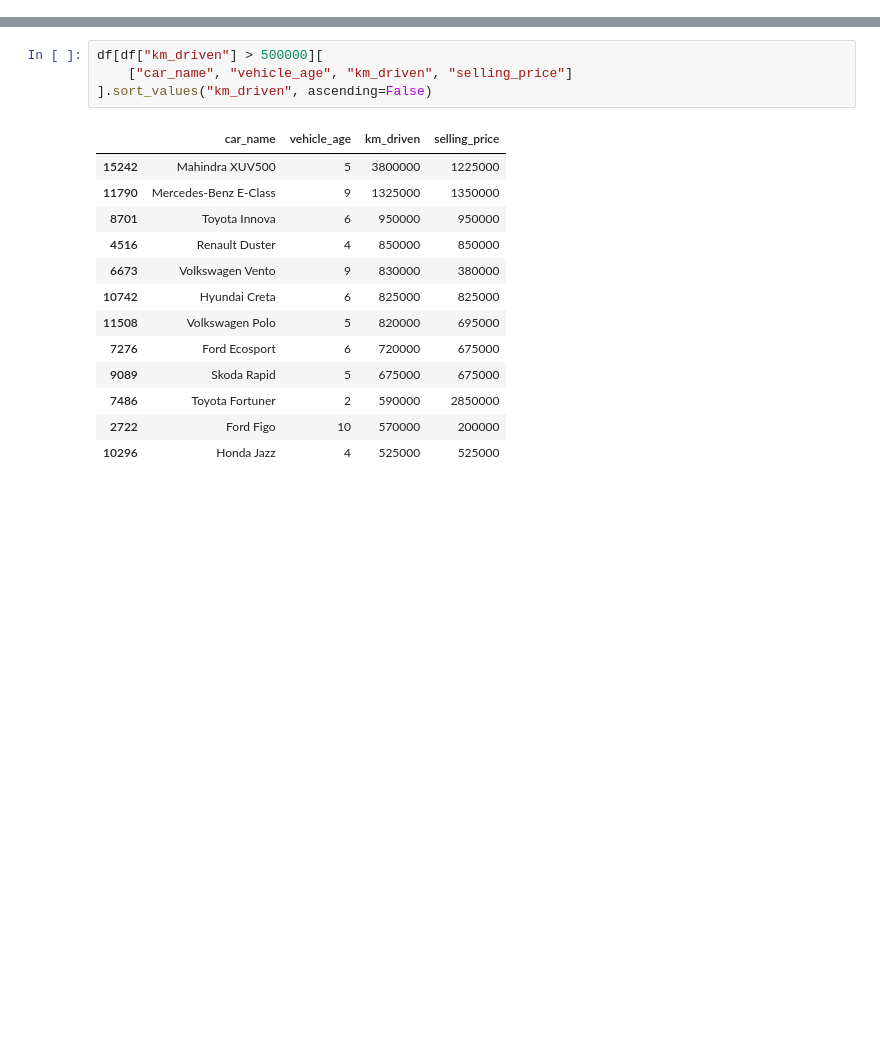
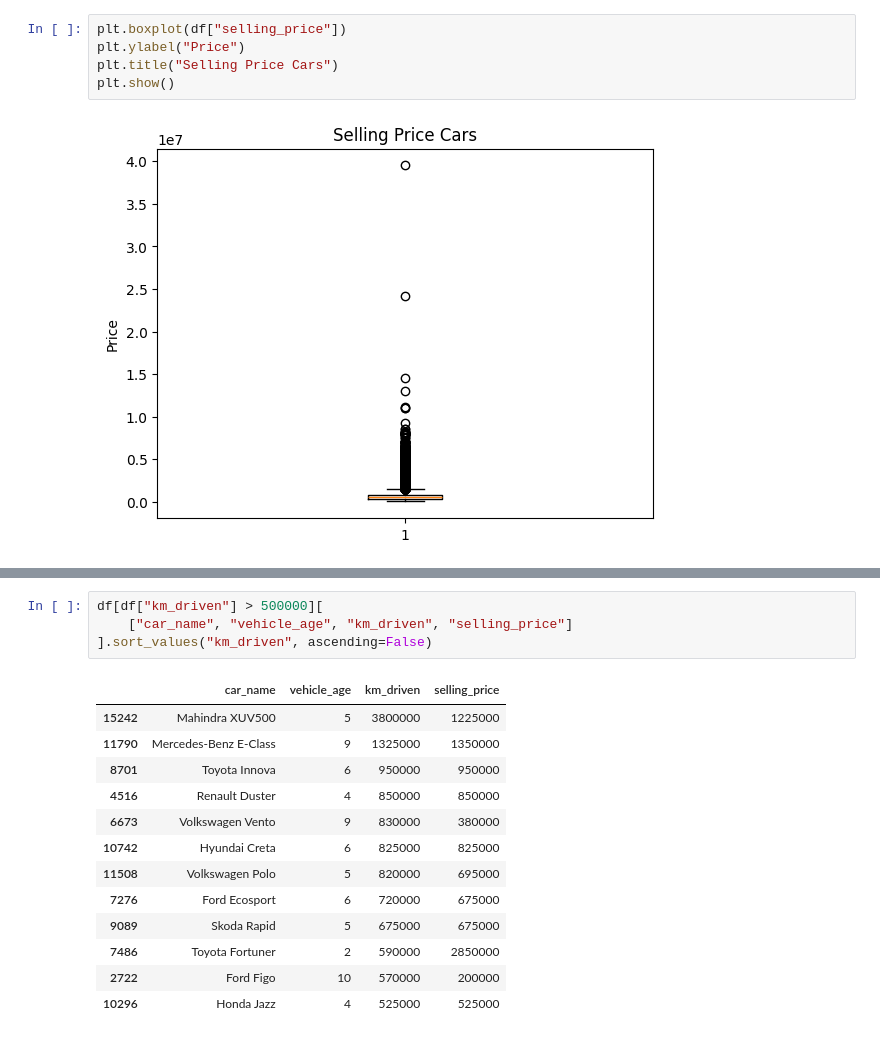
Before and after one commit to BuketSudeSnky/used-car-price-prediction, a Jupyter notebook: 01_data_exploration.ipynb, the cells around one changed output, grey strips where cells are left out. Saved outputs shown, nothing was run; the diff lists cells and outputs as text; blank space fills up the shorter version.

```diff
--- a/01_data_exploration.ipynb
+++ b/01_data_exploration.ipynb
@@ -2,0 +21,7 @@
+# %%
+plt.boxplot(df["selling_price"])
+plt.ylabel("Price")
+plt.title("Selling Price Cars")
+plt.show()
+# %% [output]
+[figure, added]
```
Also changed, not shown: parts of 14 cells of this notebook.
